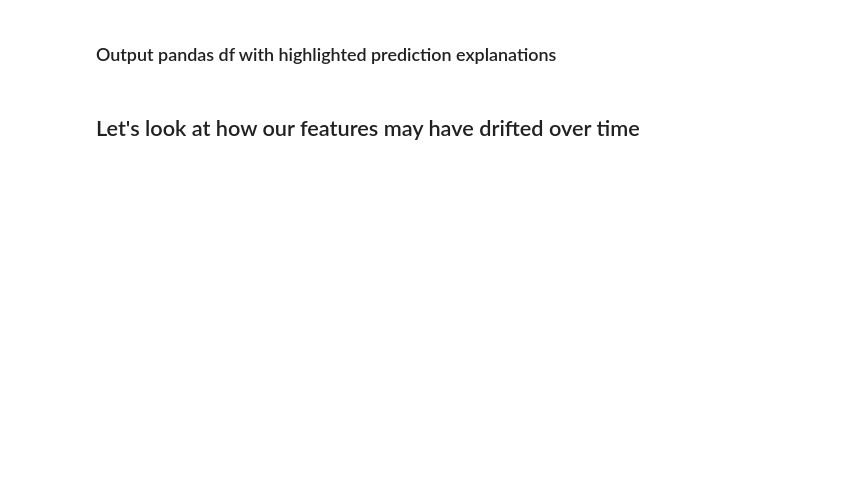
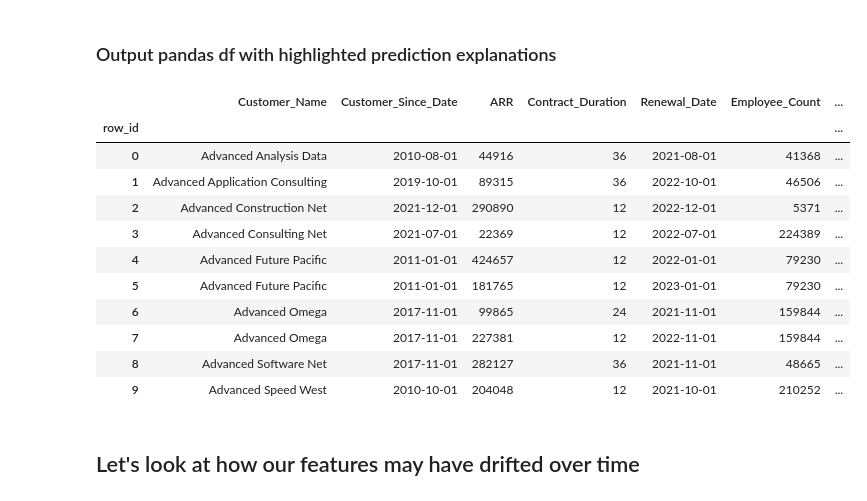
Before and after one commit to jswansburg/medium-blog-scripts, a Jupyter notebook: End to end example using churn data.ipynb, the cells around one changed output. Cells and saved outputs as stored; diff of their text form; code cells hidden in the pictures; blank space fills up the shorter version.

```diff
--- a/End to end example using churn data.ipynb
+++ b/End to end example using churn data.ipynb
@@ -35,3 +43,0 @@ df2 = df.loc[pd.to_datetime(df['Prediction_Point'])>=pd.to_datetime('2021-06-01'
-# %%
-project_id = '64289f6808f30af7340d660c'
-model_id = '6428a0d8763f72552338e7d6'
@@ -52,7 +50,9 @@ drx_model
 # %%
-#drx_deployment = drx.Deployment.from_url(f'https://staging.datarobot.com/deployments/{deployment_id}/')
-today = datetime.datetime.now()
-drx_deployment = drx_model.deploy(name=f'Customer Churn - {today}')
+if deployment_id:
+    drx_deployment = drx.Deployment.from_url(f'https://app.datarobot.com/deployments/{deployment_id}/')
+else:
+    today = datetime.datetime.now()
+    drx_deployment = drx_model.deploy(name=f'Customer Churn - {today}')
 # %% [output]
 [interactive output not drawn]
 # %% [markdown]
@@ -61,7 +61,7 @@ drx_deployment = drx_model.deploy(name=f'Customer Churn - {today}')
 drx.Context()._deployments_use_rt_endpoint=False
 preds = drx_deployment.predict_proba(
     X=df2,
-    max_explanations=30
+    max_explanations=20
 )
 # %% [output]
 [interactive output not drawn]
@@ -139,11 +153,23 @@ cols_to_keep = [
     'Product_Usage[UserID] (1 month unique count)',
     'feature_name',
     'strength',
-    'actual_value',
 ]
 # %%
 melted_sample = melted.loc[:, melted.columns.isin(cols_to_keep)]
-plot_overlaid_prediction_explanations(melted_sample, sample=25)
+plot_overlaid_prediction_explanations(melted_sample, sample=10)
+# %% [output]
+|  | Customer_Name | Customer_Since_Date | ARR | Contract_Duration | Renewal_Date | Employee_Count | ... |
+| row_id |  |  |  |  |  |  | ... |
+| 0 | Advanced Analysis Data | 2010-08-01 | 44916 | 36 | 2021-08-01 | 41368 | ... |
+| 1 | Advanced Application Consulting | 2019-10-01 | 89315 | 36 | 2022-10-01 | 46506 | ... |
+| 2 | Advanced Construction Net | 2021-12-01 | 290890 | 12 | 2022-12-01 | 5371 | ... |
+| 3 | Advanced Consulting Net | 2021-07-01 | 22369 | 12 | 2022-07-01 | 224389 | ... |
+| 4 | Advanced Future Pacific | 2011-01-01 | 424657 | 12 | 2022-01-01 | 79230 | ... |
+| 5 | Advanced Future Pacific | 2011-01-01 | 181765 | 12 | 2023-01-01 | 79230 | ... |
+| 6 | Advanced Omega | 2017-11-01 | 99865 | 24 | 2021-11-01 | 159844 | ... |
+| 7 | Advanced Omega | 2017-11-01 | 227381 | 12 | 2022-11-01 | 159844 | ... |
+| 8 | Advanced Software Net | 2017-11-01 | 282127 | 36 | 2021-11-01 | 48665 | ... |
+| 9 | Advanced Speed West | 2010-10-01 | 204048 | 12 | 2021-10-01 | 210252 | ... |
 # %% [markdown]
 ## Let's look at how our features may have drifted over time
 # %%
```
Also changed, not shown: parts of 14 cells of this notebook, 6 other files.
